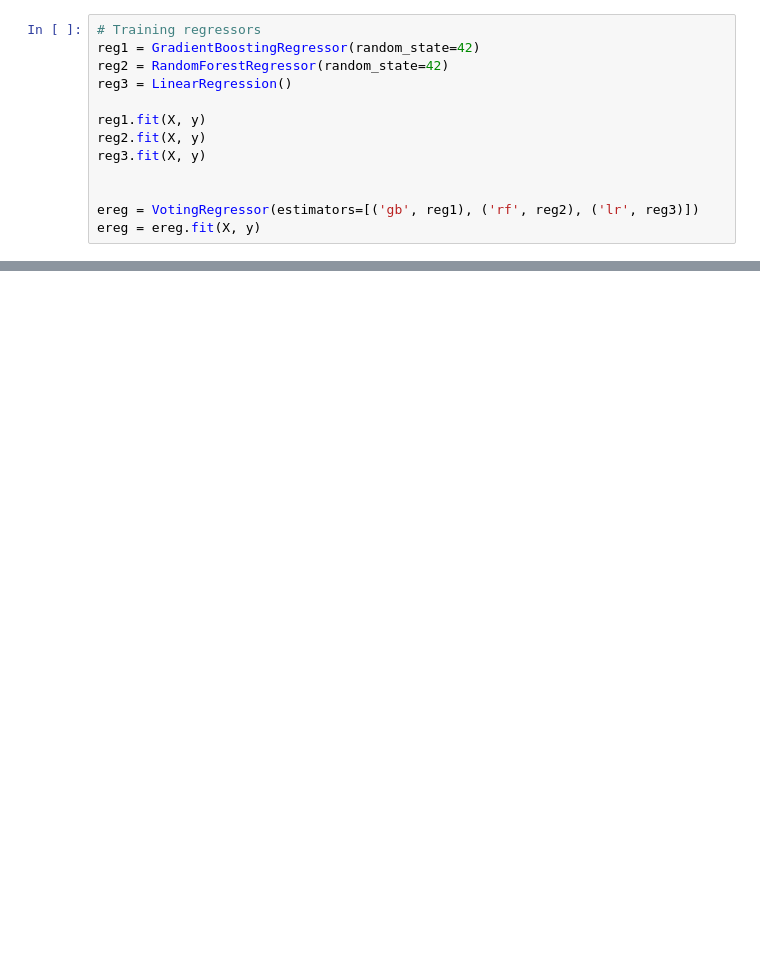
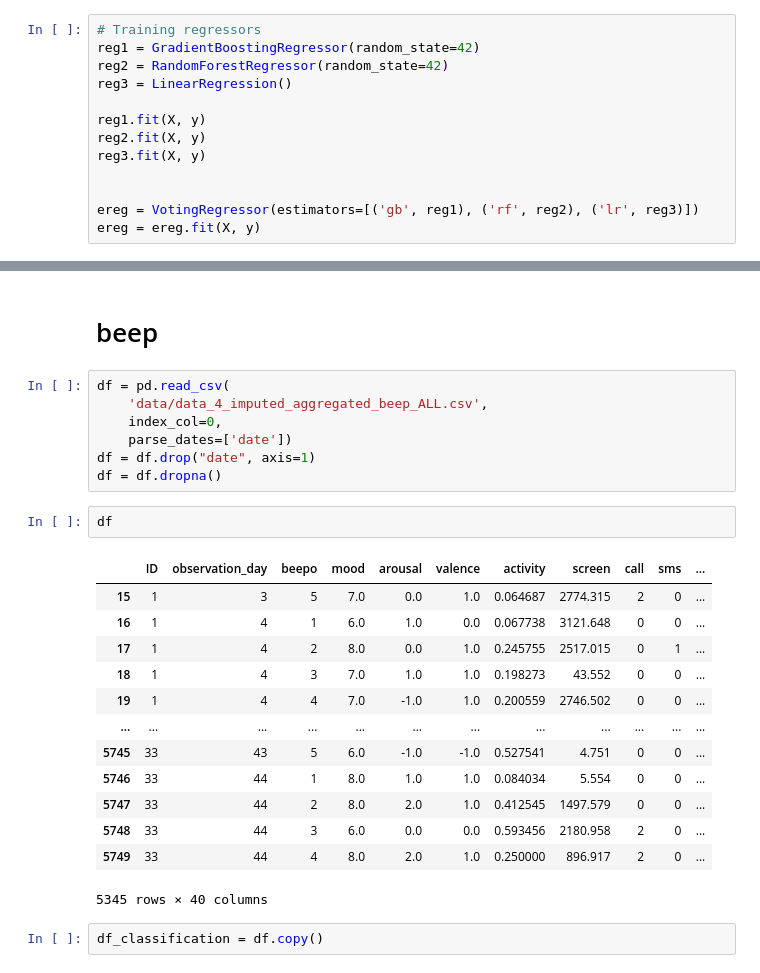
Before and after one commit to ardaergin/DMT, a Jupyter notebook: task_2_arda2.ipynb, the cells around one changed output, grey strips where cells are left out. Cells and saved outputs as stored; diff of their text form; blank space fills up the shorter version.

```diff
--- a/task_2_arda2.ipynb
+++ b/task_2_arda2.ipynb
@@ -352,0 +219,27 @@ X_test
+# %% [markdown]
+# beep
+# %%
+df = pd.read_csv(
+    'data/data_4_imputed_aggregated_beep_ALL.csv',
+    index_col=0,
+    parse_dates=['date'])
+df = df.drop("date", axis=1)
+df = df.dropna()
+# %%
+df
+# %% [output]
+|  | ID | observation_day | beepo | mood | arousal | valence | activity | screen | call | sms | ... |
+| 15 | 1 | 3 | 5 | 7.0 | 0.0 | 1.0 | 0.064687 | 2774.315 | 2 | 0 | ... |
+| 16 | 1 | 4 | 1 | 6.0 | 1.0 | 0.0 | 0.067738 | 3121.648 | 0 | 0 | ... |
+| 17 | 1 | 4 | 2 | 8.0 | 0.0 | 1.0 | 0.245755 | 2517.015 | 0 | 1 | ... |
+| 18 | 1 | 4 | 3 | 7.0 | 1.0 | 1.0 | 0.198273 | 43.552 | 0 | 0 | ... |
+| 19 | 1 | 4 | 4 | 7.0 | -1.0 | 1.0 | 0.200559 | 2746.502 | 0 | 0 | ... |
+| ... | ... | ... | ... | ... | ... | ... | ... | ... | ... | ... | ... |
+| 5745 | 33 | 43 | 5 | 6.0 | -1.0 | -1.0 | 0.527541 | 4.751 | 0 | 0 | ... |
+| 5746 | 33 | 44 | 1 | 8.0 | 1.0 | 1.0 | 0.084034 | 5.554 | 0 | 0 | ... |
+| 5747 | 33 | 44 | 2 | 8.0 | 2.0 | 1.0 | 0.412545 | 1497.579 | 0 | 0 | ... |
+| 5748 | 33 | 44 | 3 | 6.0 | 0.0 | 0.0 | 0.593456 | 2180.958 | 2 | 0 | ... |
+| 5749 | 33 | 44 | 4 | 8.0 | 2.0 | 1.0 | 0.250000 | 896.917 | 2 | 0 | ... |
+5345 rows × 40 columns
+# %%
+df_classification = df.copy()
```
Also changed, not shown: parts of 25 cells of this notebook.
